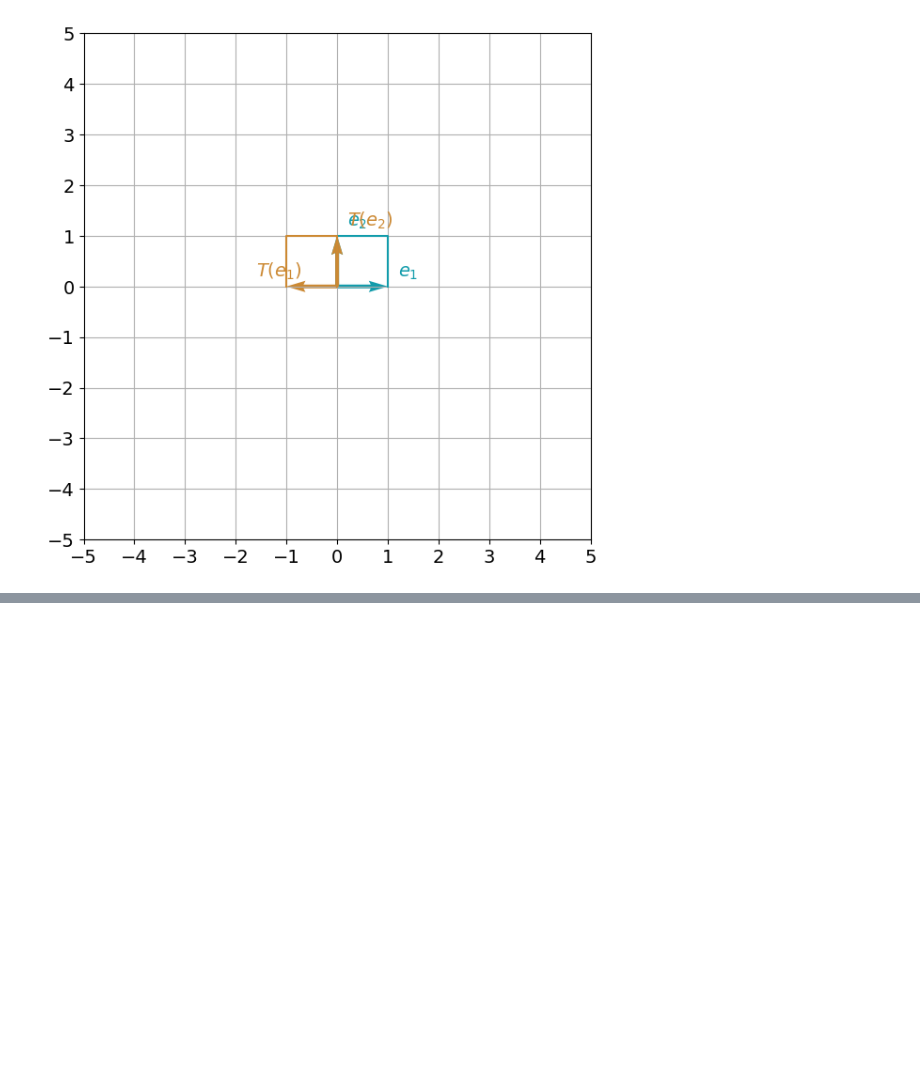
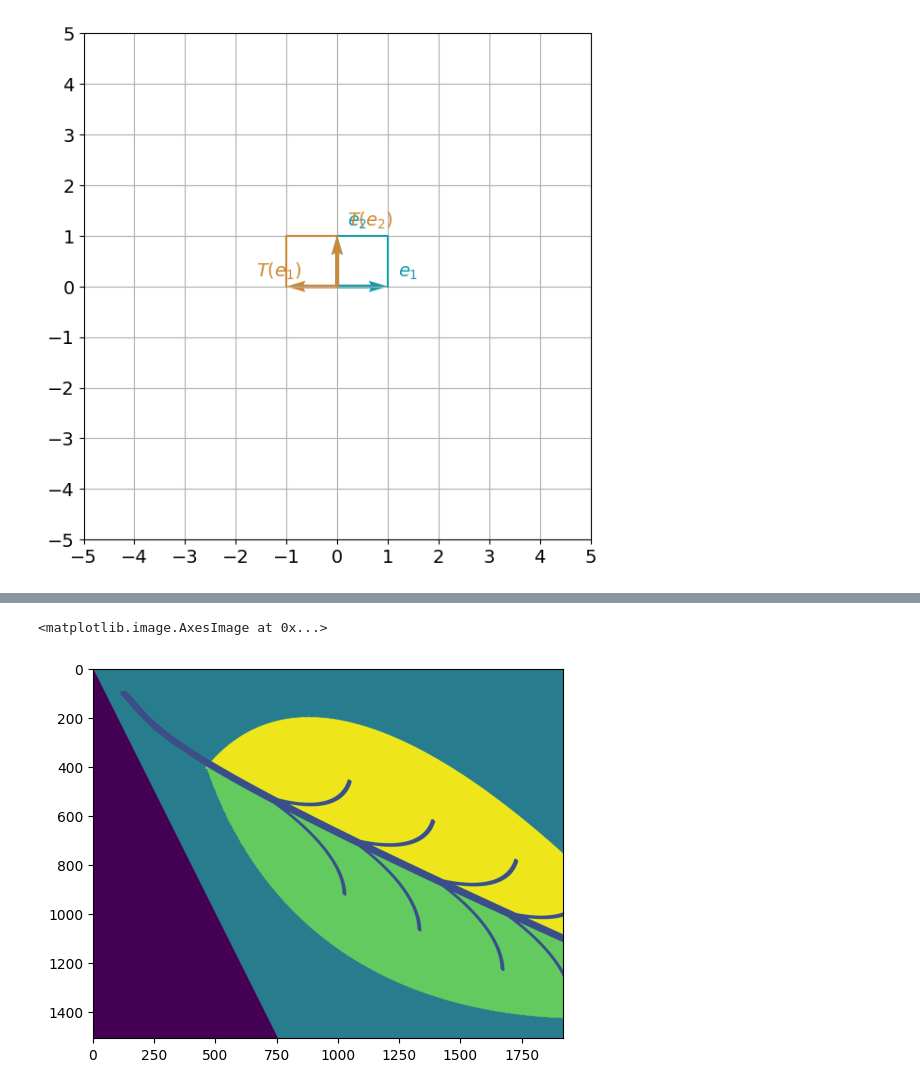
Before and after one commit to UsamaAliK/Numpy, a Jupyter notebook: NUMPY.ipynb, the cells around one changed output, grey strips where cells are left out. Cells and saved outputs as stored; diff of their text form; code cells hidden in the pictures; blank space fills up the shorter version.

```diff
--- a/NUMPY.ipynb
+++ b/NUMPY.ipynb
@@ -1003,0 +1048,9 @@ plot_transformation(T_reflection_yaxis, e1, e2)
+# %%
+rows,cols = image_rotated.shape
+# 3 by 3 matrix as it is required for the OpenCV library, don't worry about the details of it for now.
+M = np.float32([[1, 0.5, 0], [0, 1, 0], [0, 0, 1]])
+image_rotated_sheared = cv2.warpPerspective(image_rotated, M, (int(cols), int(rows)))
+plt.imshow(image_rotated_sheared)
+# %% [output]
+<matplotlib.image.AxesImage at 0x...>
+[figure, added]
```
Also changed, not shown: parts of 10 cells of this notebook, 1 other file.
